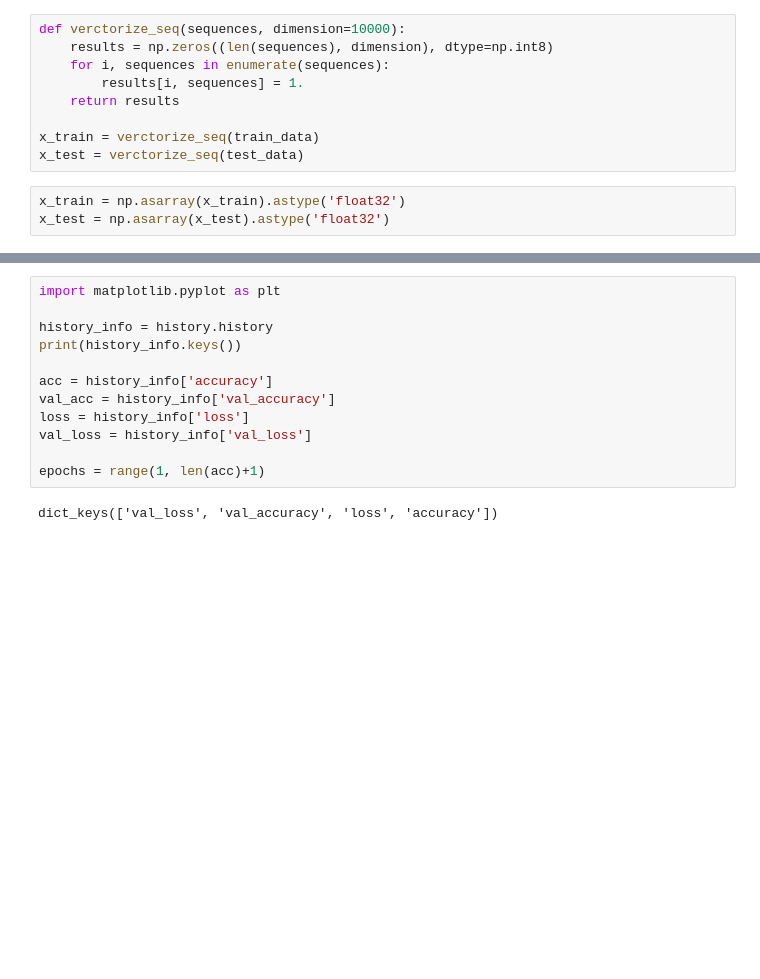
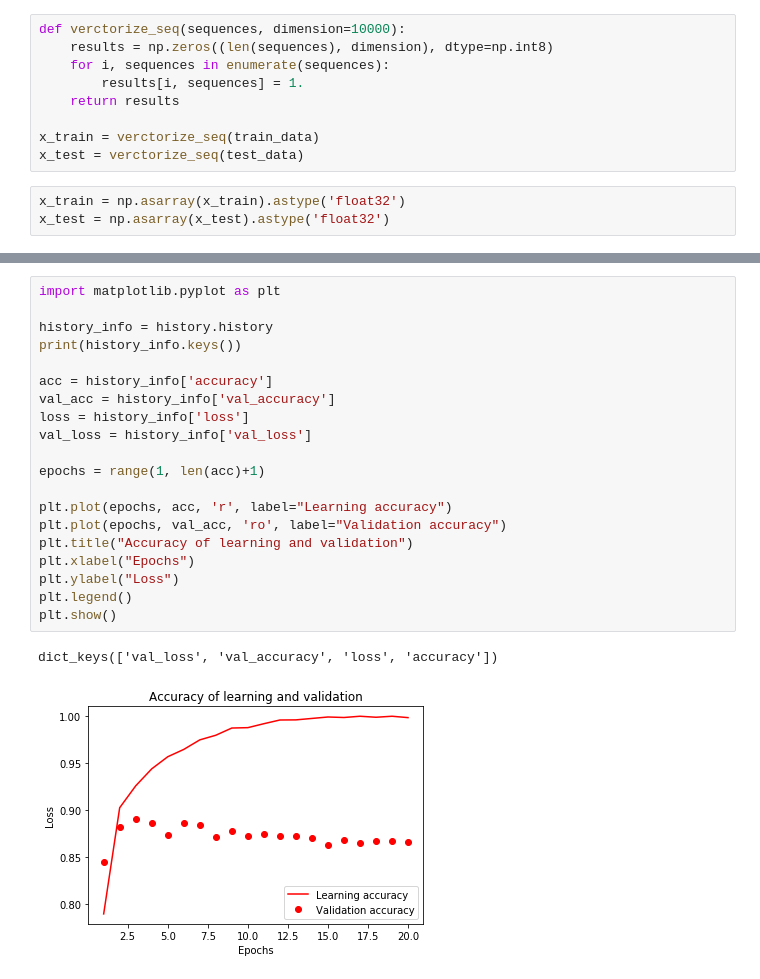
Before and after one commit to OrJaku/Machine_Learning, a Jupyter notebook: IMDB.ipynb, the cells around one changed output, grey strips where cells are left out. Cells and saved outputs as stored; diff of their text form; blank space fills up the shorter version.

Commit message:
Plot added

```diff
--- a/IMDB.ipynb
+++ b/IMDB.ipynb
@@ -56,14 +56,23 @@ Epoch 20/20
 # %%
 import matplotlib.pyplot as plt
 
 history_info = history.history
 print(history_info.keys())
 
 acc = history_info['accuracy']
 val_acc = history_info['val_accuracy']
 loss = history_info['loss']
 val_loss = history_info['val_loss']
 
 epochs = range(1, len(acc)+1)
+
+plt.plot(epochs, acc, 'r', label="Learning accuracy")
+plt.plot(epochs, val_acc, 'ro', label="Validation accuracy")
+plt.title("Accuracy of learning and validation")
+plt.xlabel("Epochs")
+plt.ylabel("Loss")
+plt.legend()
+plt.show()
 # %% [output]
 dict_keys(['val_loss', 'val_accuracy', 'loss', 'accuracy'])
+[figure, added]
```
Also changed, not shown: parts of 2 cells of this notebook.
